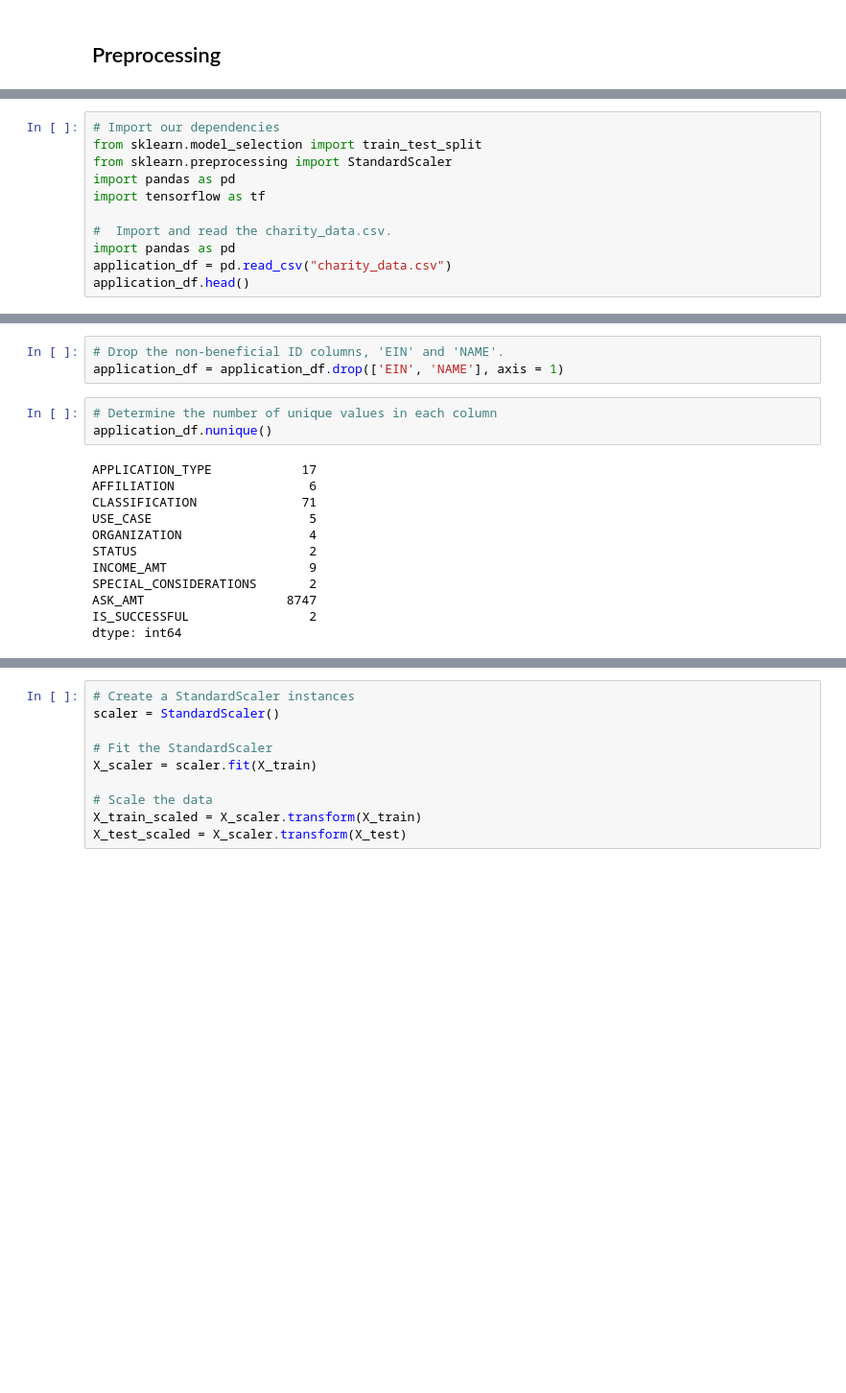
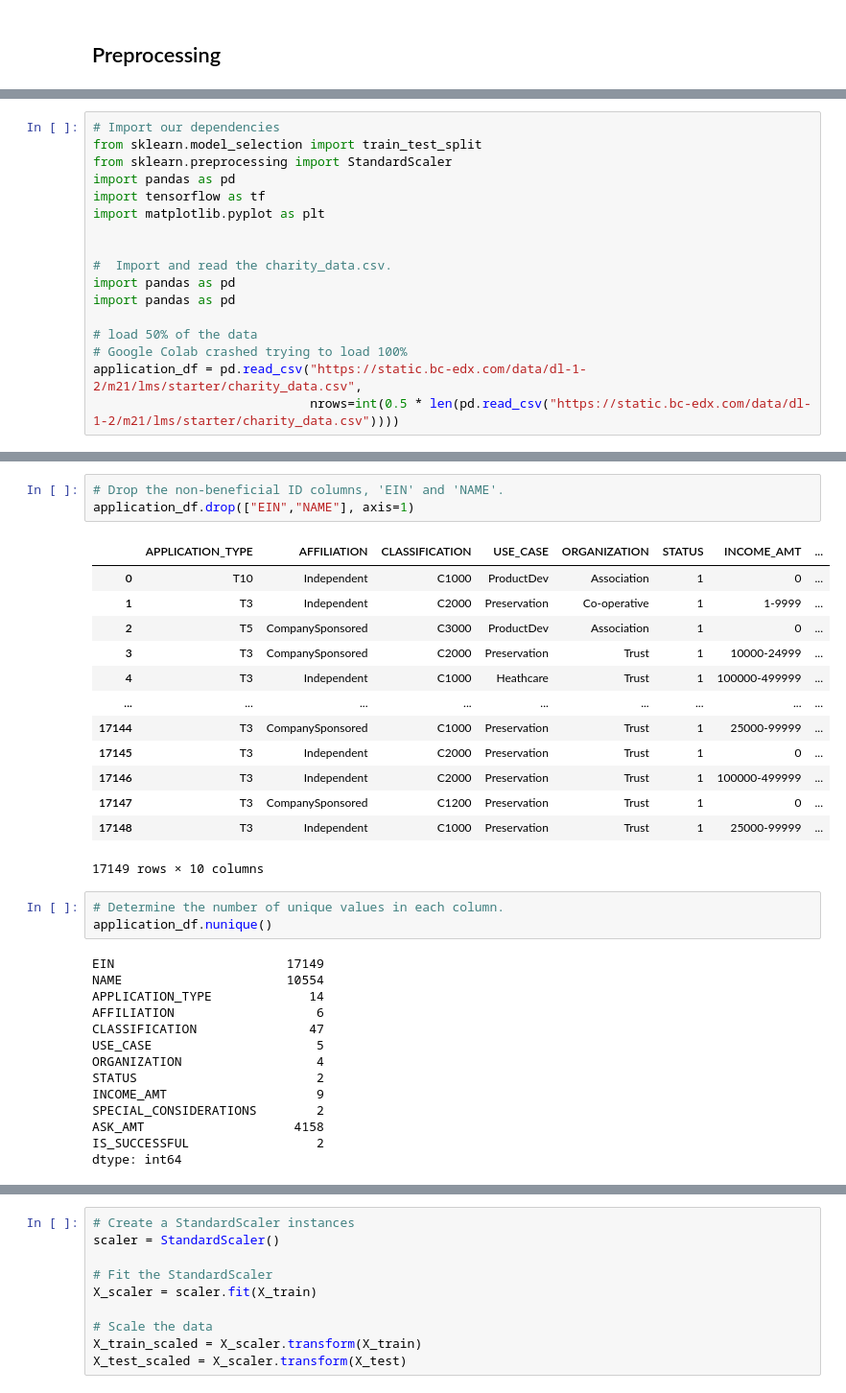
Before and after one commit to texaschikkita/deep-learning-challenge, a Jupyter notebook: AlphabetSoupCharity.ipynb, the cells around one changed output, grey strips where cells are left out. Shown: that part at 96% size. Saved outputs shown, nothing was run; the diff lists cells and outputs as text; blank space fills up the shorter version.

```diff
--- a/AlphabetSoupCharity.ipynb
+++ b/AlphabetSoupCharity.ipynb
@@ -14,8 +8,14 @@ from sklearn.model_selection import train_test_split
 from sklearn.preprocessing import StandardScaler
 import pandas as pd
 import tensorflow as tf
+import matplotlib.pyplot as plt
+
 
 #  Import and read the charity_data.csv.
 import pandas as pd
-application_df = pd.read_csv("charity_data.csv")
-application_df.head()
+import pandas as pd
+
+# load 50% of the data
+# Google Colab crashed trying to load 100%
+application_df = pd.read_csv("https://static.bc-edx.com/data/dl-1-2/m21/lms/starter/charity_data.csv",
+                             nrows=int(0.5 * len(pd.read_csv("https://static.bc-edx.com/data/dl-1-2/m21/lms/starter/charity_data.csv"))))
@@ -29,20 +22,36 @@ application_df.head()
 # %%
 # Drop the non-beneficial ID columns, 'EIN' and 'NAME'.
-application_df = application_df.drop(['EIN', 'NAME'], axis = 1)
+application_df.drop(["EIN","NAME"], axis=1)
+# %% [output]
+|  | APPLICATION_TYPE | AFFILIATION | CLASSIFICATION | USE_CASE | ORGANIZATION | STATUS | INCOME_AMT | ... |
+| 0 | T10 | Independent | C1000 | ProductDev | Association | 1 | 0 | ... |
+| 1 | T3 | Independent | C2000 | Preservation | Co-operative | 1 | 1-9999 | ... |
+| 2 | T5 | CompanySponsored | C3000 | ProductDev | Association | 1 | 0 | ... |
+| 3 | T3 | CompanySponsored | C2000 | Preservation | Trust | 1 | 10000-24999 | ... |
+| 4 | T3 | Independent | C1000 | Heathcare | Trust | 1 | 100000-499999 | ... |
+| ... | ... | ... | ... | ... | ... | ... | ... | ... |
+| 17144 | T3 | CompanySponsored | C1000 | Preservation | Trust | 1 | 25000-99999 | ... |
+| 17145 | T3 | Independent | C2000 | Preservation | Trust | 1 | 0 | ... |
+| 17146 | T3 | Independent | C2000 | Preservation | Trust | 1 | 100000-499999 | ... |
+| 17147 | T3 | CompanySponsored | C1200 | Preservation | Trust | 1 | 0 | ... |
+| 17148 | T3 | Independent | C1000 | Preservation | Trust | 1 | 25000-99999 | ... |
+17149 rows × 10 columns
 # %%
-# Determine the number of unique values in each column
+# Determine the number of unique values in each column.
 application_df.nunique()
 # %% [output]
-APPLICATION_TYPE            17
-AFFILIATION                  6
-CLASSIFICATION              71
-USE_CASE                     5
-ORGANIZATION                 4
-STATUS                       2
-INCOME_AMT                   9
-SPECIAL_CONSIDERATIONS       2
-ASK_AMT                   8747
-IS_SUCCESSFUL                2
+EIN                       17149
+NAME                      10554
+APPLICATION_TYPE             14
+AFFILIATION                   6
+CLASSIFICATION               47
+USE_CASE                      5
+ORGANIZATION                  4
+STATUS                        2
+INCOME_AMT                    9
+SPECIAL_CONSIDERATIONS        2
+ASK_AMT                    4158
+IS_SUCCESSFUL                 2
 dtype: int64
 # %%
 # Look at APPLICATION_TYPE value counts for binning
```
Also changed, not shown: parts of 37 cells of this notebook.
